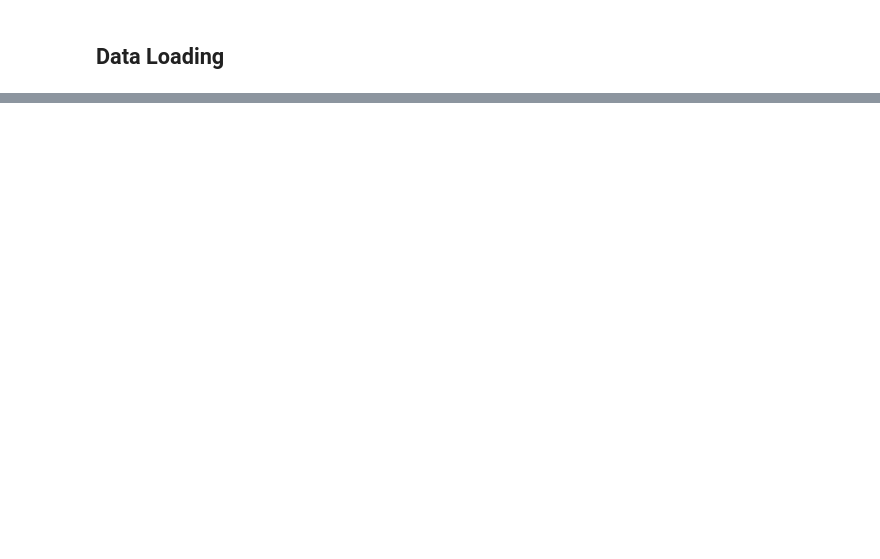
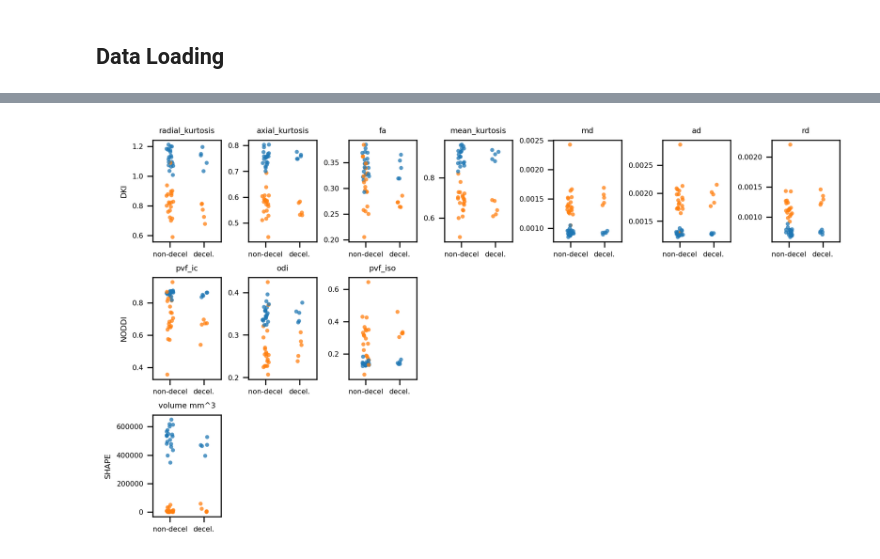
Before and after one commit to TylerSpears/fenri, a Jupyter notebook: notebooks/data_analysis/vcu/vcu_volumetric_analysis.ipynb, the cells around one changed output, grey strips where cells are left out. Cells and saved outputs as stored; diff of their text form; code cells hidden in the pictures; blank space fills up the shorter version.

```diff
--- a/notebooks/data_analysis/vcu/vcu_volumetric_analysis.ipynb
+++ b/notebooks/data_analysis/vcu/vcu_volumetric_analysis.ipynb
@@ -264,0 +428,19 @@ pitn.viz.plot_vol_slices(lesion_mask)
+# %%
+# Plot t-scores for all subjects over the chosen metrics, split by decel vs. non-decel.
+with sns.plotting_context("talk", 0.7):
+    for g in stats_table.group.unique():
+        s = s_sub.loc[s_sub.group == g, :]
+        if s.shape[0] == 0:
+            continue
+        sns.relplot(
+            data=s,
+            x="subj_group",
+            y="stat_value",
+            hue="subj_group",
+            col="metric_name",
+            aspect=0.4,
+            height=7,
+            facet_kws={"sharey": False, "sharex": True},
+            alpha=0.76,
+        )
+        plt.show()
@@ -264,0 +450,61 @@ pitn.viz.plot_vol_slices(lesion_mask)
+# %%
+# Re-create the {nawm, lesion} x {non-decel, decel} metric comparison plot above, but
+# in one figure.
+
+n_groups = len(d_sub.group.unique())
+
+max_num_metrics = 0
+for g in d_sub.group.unique():
+    d = d_sub.loc[d_sub.group == g, :]
+    max_num_metrics = max(max_num_metrics, len(d.metric_name.unique()))
+
+
+with sns.plotting_context("paper", 0.7):
+    fig = plt.figure(dpi=250, figsize=(9, 5), layout="constrained")
+    gs = mpl.gridspec.GridSpec(nrows=n_groups, ncols=max_num_metrics, figure=fig)
+
+    # Iterate over rows/groups
+    for i_g, g in enumerate(d_sub.group.unique()):
+        d_g = d_sub.loc[d_sub.group == g, :]
+        # Iterate over variable-length columns/metrics
+        for j_m, m in itertools.zip_longest(
+            range(max_num_metrics), d_g.metric_name.unique(), fillvalue=None
+        ):
+            if m is None:
+                break
+            ax = fig.add_subplot(gs[i_g, j_m])
+            d = d_g.loc[d_g.metric_name == m, :]
+            if d.shape[0] == 0:
+                continue
+            ax = sns.stripplot(
+                d,
+                x="subj_group",
+                y="param_mean",
+                hue="tissue_type",
+                size=3.5,
+                alpha=0.75,
+                jitter=True,
+                ax=ax,
+                legend=False,
+            )
+            ax.set_title(m)
+            if j_m == 0:
+                ax.set_ylabel(g.upper())
+            else:
+                ax.set_ylabel(None)
+            ax.set_xlabel(None)
+            # sns.relplot(
+            #     data=d,
+            #     x="subj_group",
+            #     y="param_mean",
+            #     hue="tissue_type",
+            #     size="param_std",
+            #     col="metric_name",
+            #     aspect=0.4,
+            #     height=7,
+            #     facet_kws={"sharey": False, "sharex": True},
+            #     alpha=0.76,
+            # )
+plt.show()
+# %% [output]
+[figure, added]
```
Also changed, not shown: parts of 18 cells of this notebook, 6 other files.
